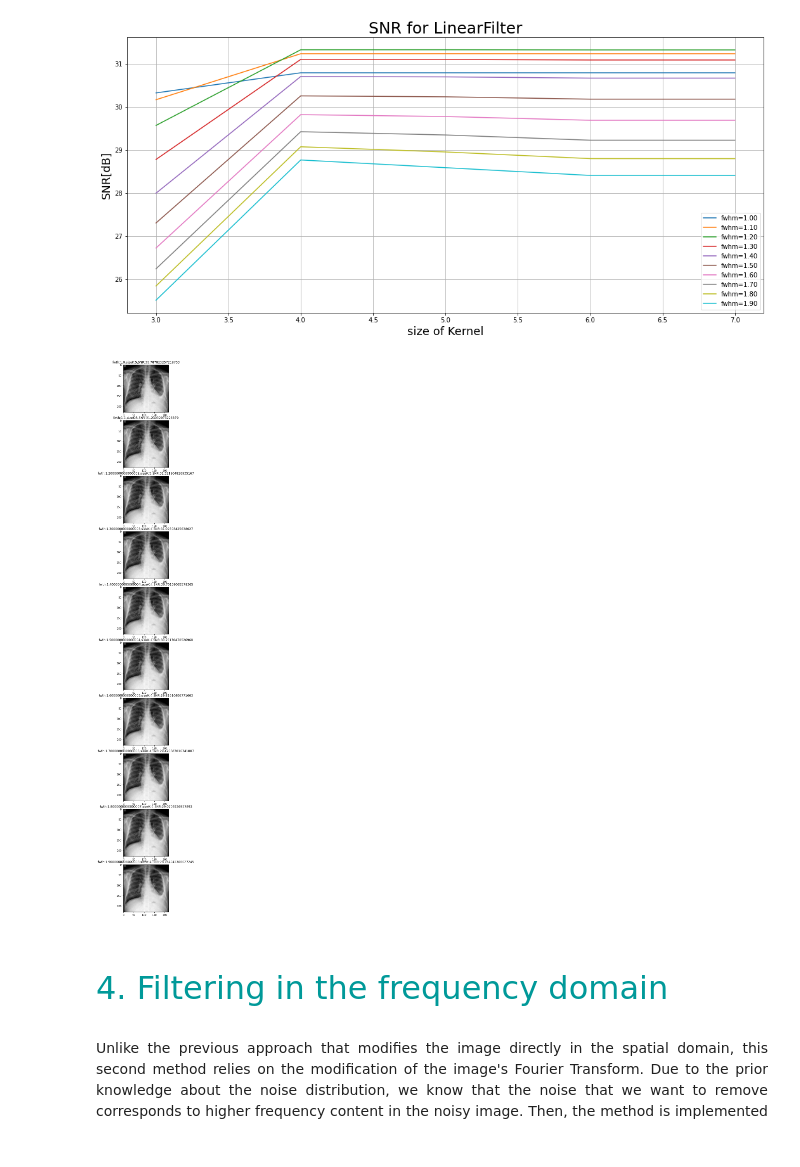
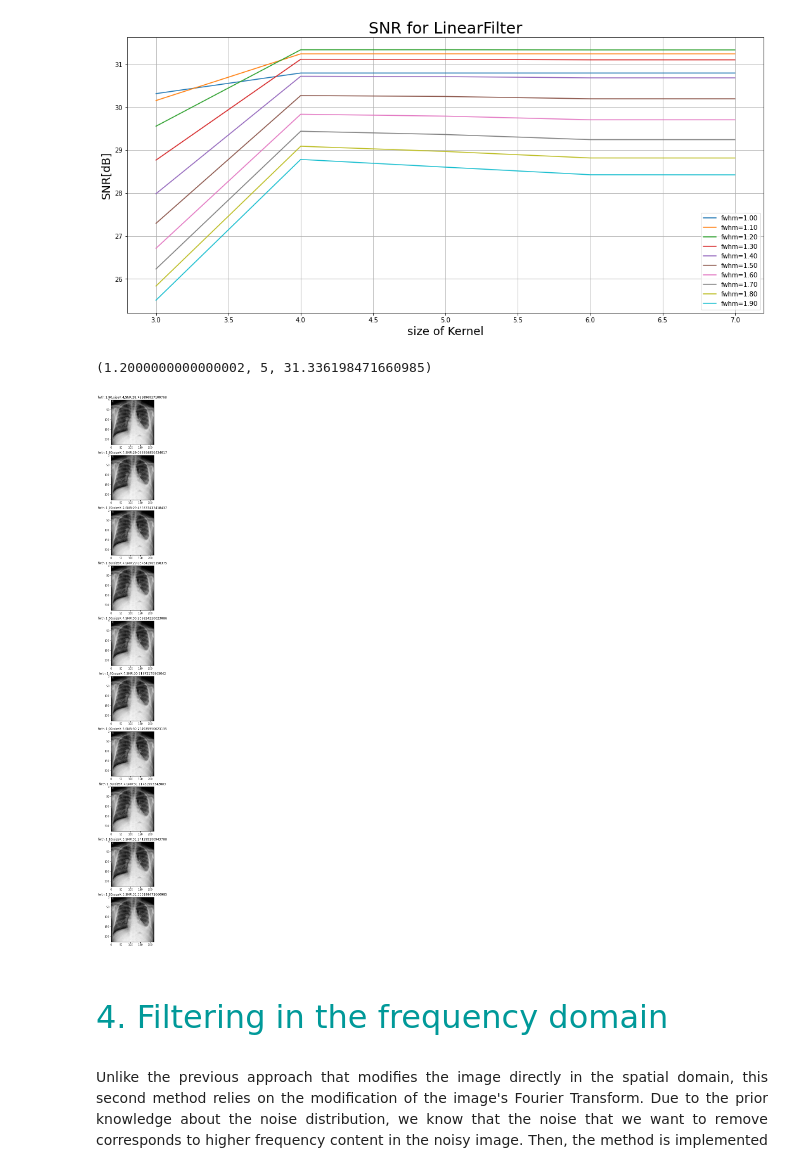
Before and after one commit to gdeside/LGBIO2050_medical_imaging, a Jupyter notebook: Challenge2/Denoising.ipynb, the cells around one changed output. Drawn from its saved outputs; the diff is of its cells as text; code cells hidden in the pictures.

```diff
--- a/Challenge2/Denoising.ipynb
+++ b/Challenge2/Denoising.ipynb
@@ -199,7 +206,7 @@ for i in range(len(fwhm_lst)) :
         snr = SNR(filter_img,img)
         if snr > best_SNR :
             best_SNR =snr
-            tup_best =(fwhm_lst[i],size_kernel[k])
+            tup_best =(fwhm_lst[i],size_kernel[k],snr)
         SNR_lst.append(snr)
     best_img.append(tup_best)
     plt.plot(size_kernel,SNR_lst,label=f"fwhm={fwhm_lst[i]:.2f}")
@@ -212,18 +219,23 @@ plt.grid(True)
 plt.show()
 # %% [output]
 [figure]
+# %%
+best_img = sorted(best_img, key=lambda tup: tup[2])
+print(best_img[-1])
+# %% [output]
+(1.2000000000000002, 5, 31.336198471660985)
 # %%
 nb_figures = len(best_img)
 fig, axes = plt.subplots(nb_figures,1,figsize=(70,30))
-fig.tight_layout()
+fig.tight_layout(pad=2)
 for ax,k in zip(axes,best_img):
     kernel = gaussianKernel(k[1],k[0])
     filtering_img = linearFilter(img_with_noise,kernel)
     ax.imshow(filtering_img,cmap="gray")
-    ax.set_title(f"fwth:{k[0]},sizeK:{k[1]},SNR:{SNR(filtering_img,img)}")
+    ax.set_title(f"fwth:{k[0]:.2f},sizeK:{k[1]},SNR:{SNR(filtering_img,img)}")
 plt.show()
 # %% [output]
-[figure, old version]
+[figure, new version]
 # %% [markdown]
 <br> <br>
 <font size=6 color=#009999> 4. Filtering in the frequency domain </font> <br> <br>
```
Also changed, not shown: parts of 19 cells of this notebook, 3 other files.
